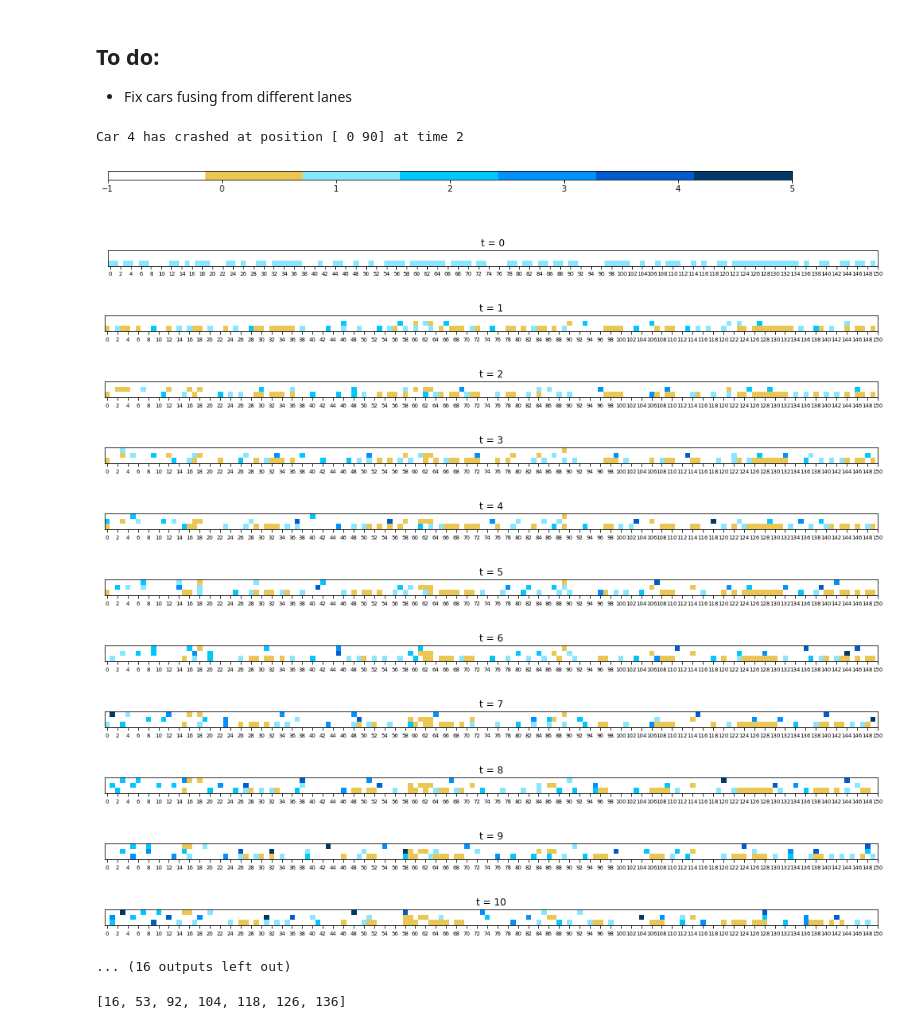
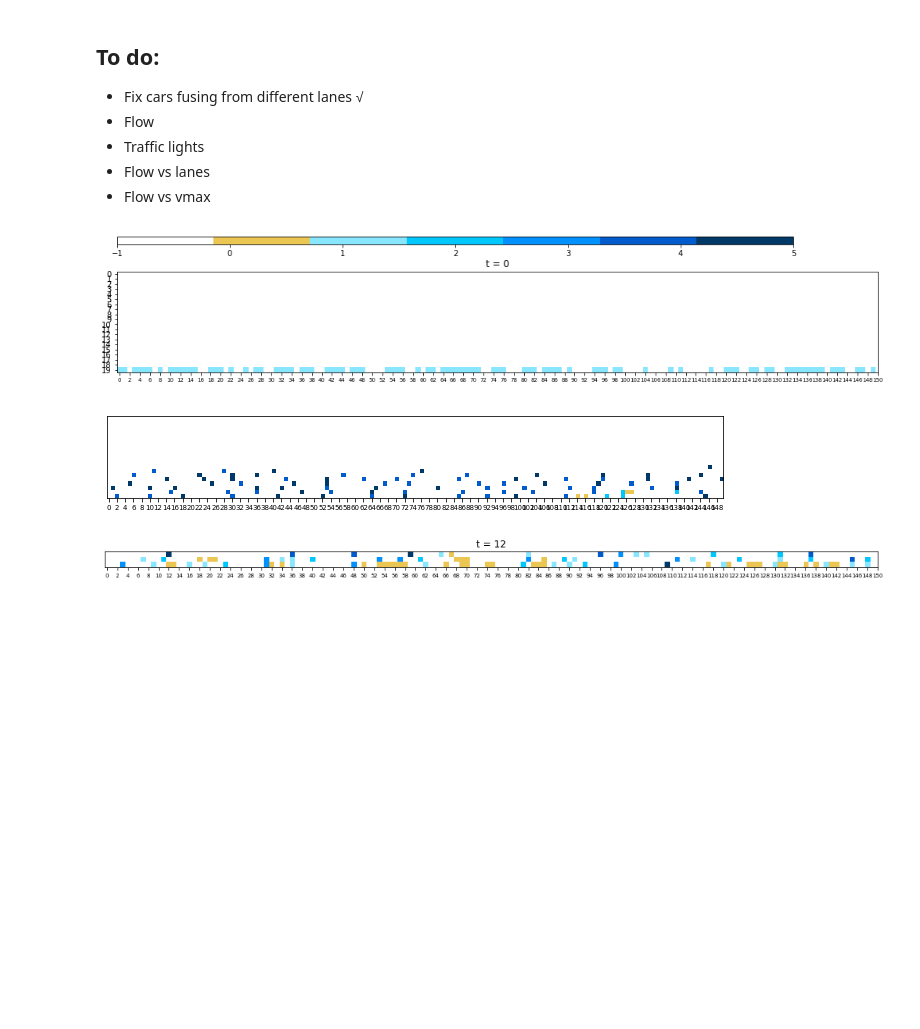
Before and after one commit to Ngort/CS166, a Jupyter notebook: MS_TrafficSimulation_2_lanes.ipynb, the cells around one changed output. Saved outputs shown, nothing was run; the diff lists cells and outputs as text; code cells hidden in the pictures; blank space fills up the shorter version.

```diff
--- a/MS_TrafficSimulation_2_lanes.ipynb
+++ b/MS_TrafficSimulation_2_lanes.ipynb
@@ -13,7 +13,11 @@ from copy import deepcopy
 # %% [markdown]
 ## To do:
 
-* Fix cars fusing from different lanes
+* Fix cars fusing from different lanes √
+* Flow
+* Traffic lights
+* Flow vs lanes
+* Flow vs vmax
 # %%
 class TrafficSimulation():
 
@@ -276,40 +294,26 @@ class Car:
 
         #if cars[self.front_car].
 # %%
-sim = TrafficSimulation(road_size = 150,lanes=3,density = 0.60, p_change= 0.2)
+sim = TrafficSimulation(road_size = 150,lanes=20,density = 0.60, p_change= 0.2)
 sim.draw()
 
-for _ in range(25):
+for _ in range(500):
     sim.update_simulation()
-    sim.draw()
+    #sim.draw()
 
 
 
 sim.animate()
 
 Writer = anim.writers['ffmpeg']
 writer = Writer(fps=10, metadata=dict(artist='Me'), bitrate=1800)
 ani.save('traffic2d_simulation.mp4',writer=writer)
-
-#print(sim.time_step,[(tuple(car.position),car.front_gap) for car in cars])
-    #print('\n')
-    #sim.draw()
 # %% [output]
-Car 4 has crashed at position [ 0 90] at time 2
-[figure, old version]
+[figure, new version]
-[figure, old version]
+[figure, new version]
-[figure, removed]
-[figure, removed]
-[figure, removed]
-[figure, removed]
-[figure, removed]
-[figure, removed]
-[figure, removed]
-[figure, removed]
-[figure, removed]
-... (16 outputs left out)
 # %%
-sim.car_positions[4]
+sim.update_simulation()
+sim.draw()
 #[(car.id,car.v,tuple(car.position)) for car in cars]
 # %% [output]
-[16, 53, 92, 104, 118, 126, 136]
+[figure, added]
```
Also changed, not shown: parts of 2 cells of this notebook.
